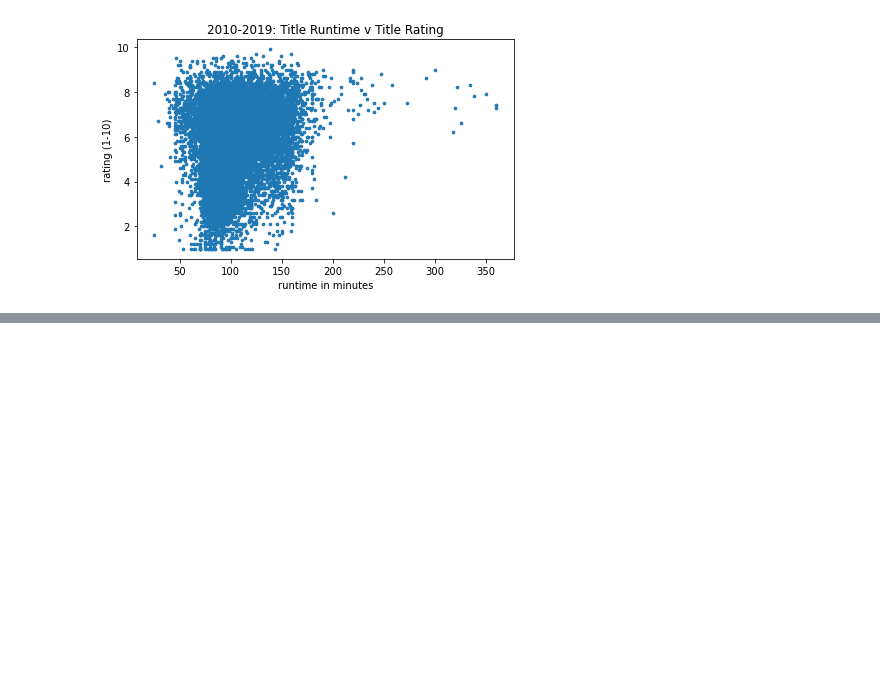
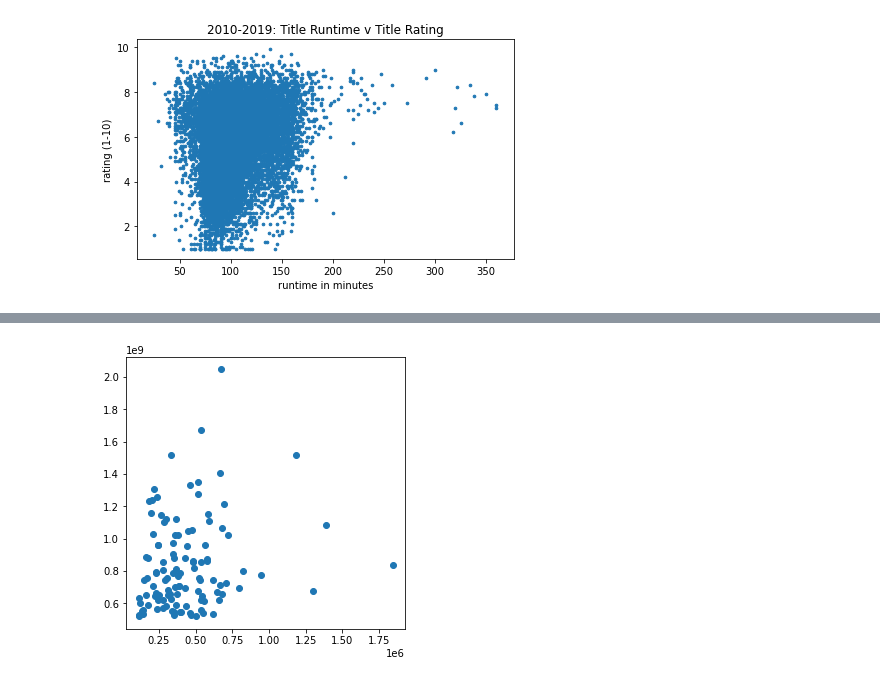
Before and after one commit to ds2012-flatiron/dsc-phase-1-project, a Jupyter notebook: eda_notebook.ipynb, the cells around one changed output, grey strips where cells are left out. Saved outputs shown, nothing was run; the diff lists cells and outputs as text; code cells hidden in the pictures; blank space fills up the shorter version.

```diff
--- a/eda_notebook.ipynb
+++ b/eda_notebook.ipynb
@@ -418,0 +429,11 @@ dataviz.scatterplot_title_runtime_and_rating(config)
+# %%
+df = dataprep.load_merged_clean_data(config)
+df['worldwide_gross']=df['domestic_gross'].add(df['foreign_gross'])
+df1 = df.loc[(df['numvotes'].isna()==False)&(df['worldwide_gross'].isna()==False)]
+df1 = df1.loc[(df1['numvotes']>1e5) & (df1['numvotes']<1.5e9) &
+             (df1['worldwide_gross']>5e8)]
+fix,ax = plt.subplots(figsize=(5,5))
+ax.scatter(df1.numvotes, df1['worldwide_gross'])
+plt.show()
+# %% [output]
+[figure, added]
```
Also changed, not shown: parts of 3 cells of this notebook.
